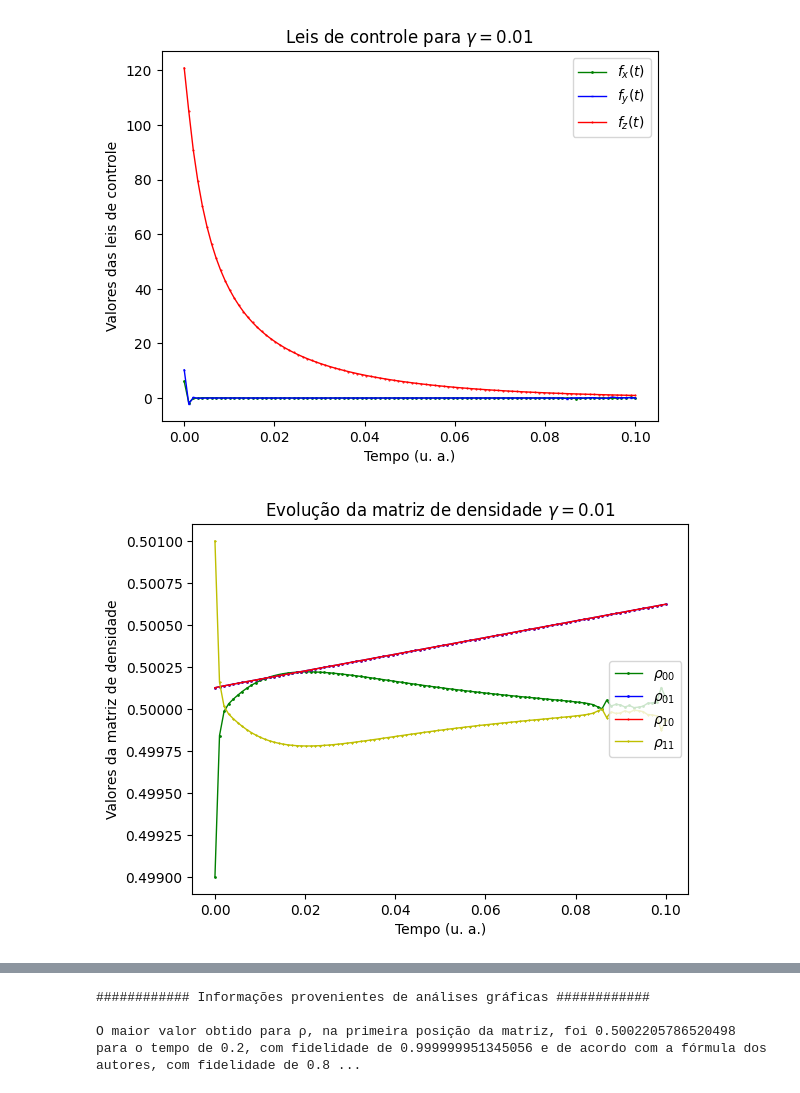
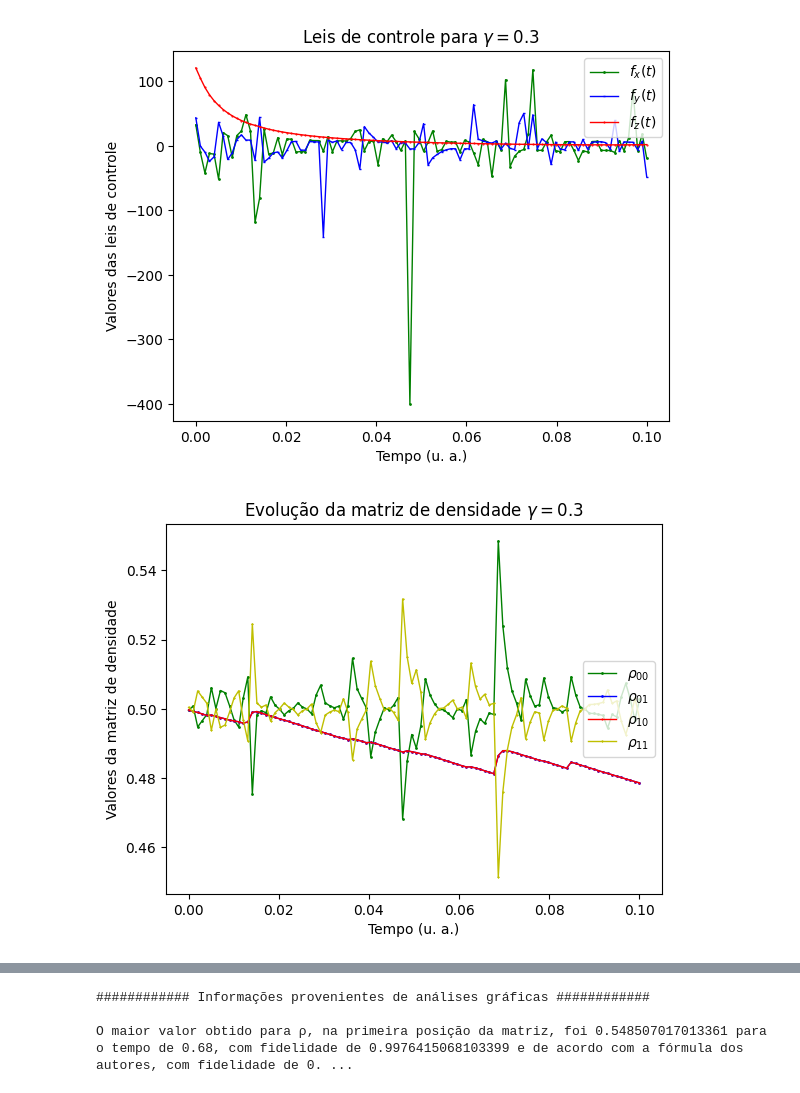
Before and after one commit to GabrielSiqueira1/Lyapunov-Open-Quantum-Systems, a Jupyter notebook: Lyapunov-Gate-Phase.ipynb, the cells around one changed output, grey strips where cells are left out. Cells and saved outputs as stored; diff of their text form; code cells hidden in the pictures.

```diff
--- a/Lyapunov-Gate-Phase.ipynb
+++ b/Lyapunov-Gate-Phase.ipynb
@@ -26,7 +26,7 @@ def lind(u, Ut, Uf, t, lbda):
     Ax = [[0, 0, 0],[0, 0, -1], [0, 1, 0]]
     Ay = [[0, 0, 1],[0, 0, 0], [-1, 0, 0]]
     Az = [[0, -1, 0],[1, 0, 0], [0, 0, 0]]
-    B = [[1*lbda, 0, 0],[0, 1*lbda, 0], [0, 0, 0]]
+    B = [[-3*lbda, 0, 0],[0, -3*lbda, 0], [0, 0, -4*lbda]]
     if t == 0:
         fx=10.28
         fy=10.73
@@ -174,7 +174,7 @@ print(f'O rho desejado é: {pf}')
 h=0.001
 t=0
 i=0
-lbda=0.01
+lbda=0.3
 distance_vector = []
 fx_vector = []
 fy_vector = []
@@ -234,4 +234,4 @@ A distância encontrada, ao final do experimento foi: 0.001326610991311709
 
 ############ Informações gráficas obtidas com o experimento ############
-[figure, old version]
+[figure, new version]
-[figure, old version]
+[figure, new version]
@@ -248,4 +248,4 @@ print(fr"O maior valor obtido para ρ, na primeira posição da matriz, foi {max
 # %% [output]
 ############ Informações provenientes de análises gráficas ############
 
-O maior valor obtido para ρ, na primeira posição da matriz, foi 0.5002205786520498 para o tempo de 0.2, com fidelidade de 0.999999951345056 e de acordo com a fórmula dos autores, com fidelidade de 0.8 ...
+O maior valor obtido para ρ, na primeira posição da matriz, foi 0.548507017013361 para o tempo de 0.68, com fidelidade de 0.9976415068103399 e de acordo com a fórmula dos autores, com fidelidade de 0. ...
```
Also changed, not shown: parts of 1 cell of this notebook, 2 other files.
